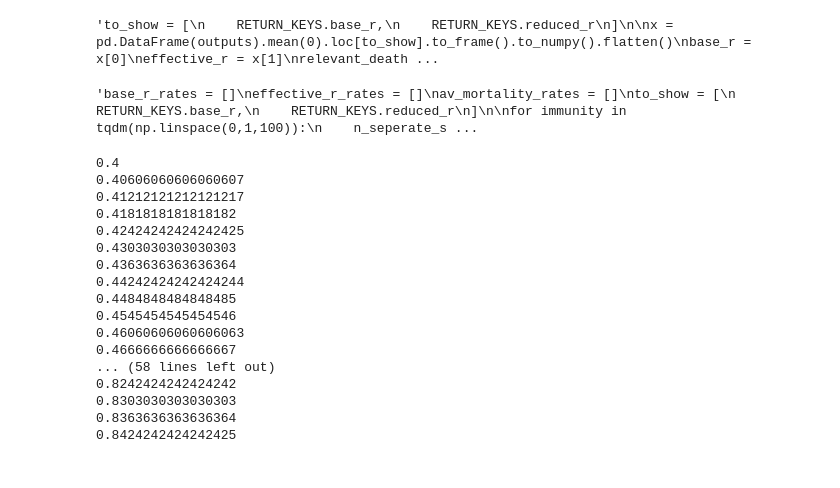
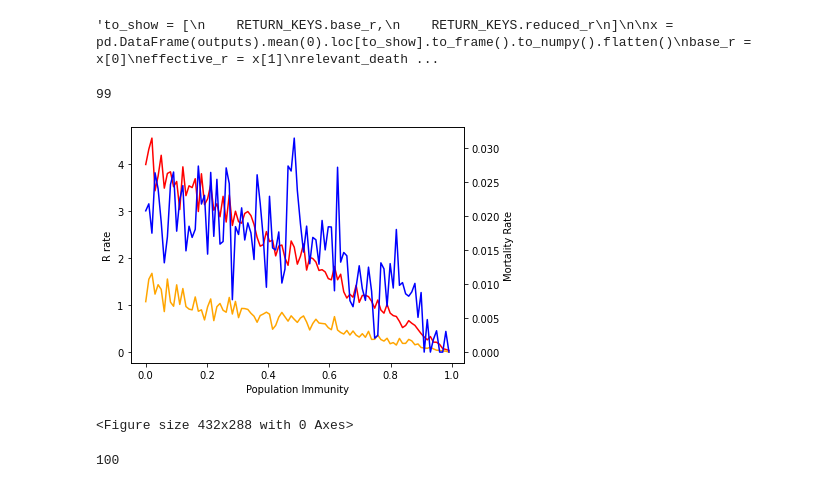
Before and after one commit to ashwinahuja/HowQuicklyCanWeGetBackToThePub, a Jupyter notebook: tti/notebooks/Testing Notebook.ipynb, the cells around one changed output. Saved outputs shown, nothing was run; the diff lists cells and outputs as text; code cells hidden in the pictures.

```diff
--- a/tti/notebooks/Testing Notebook.ipynb
+++ b/tti/notebooks/Testing Notebook.ipynb
@@ -61,7 +64,7 @@ vaccine_strategy = 'gov'
 simulate_contacts = EmpiricalContactsSimulator(child_no_school, child_school, university, twenties, thirties_to_fifties, fifties_to_seventies, seventy_plus, double_dose, vaccine_strategy, rng)
 tti_model = TTIFlowModel(rng, **strategy_config)
 # %%
-"""n_seperate_starting_cases = 1000
+n_seperate_starting_cases = 1000
 n_repetitions = 10
 outputs = list()
 death_rates = []
@@ -74,11 +77,11 @@ for i in tqdm(range(n_seperate_starting_cases)):
         (contacts, old_probs, death_rate) = simulate_contacts(case, double_dose, vaccine_strategy, None, **contacts_config)
         res = tti_model(case, contacts, case_factors)
         outputs.append(res)
-        death_rates.append(death_rate)"""
+        death_rates.append(death_rate)
 # %% [output]
 'n_seperate_starting_cases = 1000\nn_repetitions = 10\noutputs = list()\ndeath_rates = []\n\nfor i in tqdm(range(n_seperate_starting_cases)):\n    old_probs = []\n    for i in range(n_repetitions):\n  ...
 # %%
-'''to_show = [
+to_show = [
     RETURN_KEYS.base_r,
     RETURN_KEYS.reduced_r
 ]
@@ -92,11 +95,11 @@ dr = relevant_death_rate_sum / relevant_death_rate_count
 
 print("Average Mortality Rate: " + str(round(dr*100,2)) + "%")
 print("Base R: " + str(round(base_r, 3)))
-print("Effective R: " + str(round(effective_r, 3)))'''
+print("Effective R: " + str(round(effective_r, 3)))
 # %% [output]
 'to_show = [\n    RETURN_KEYS.base_r,\n    RETURN_KEYS.reduced_r\n]\n\nx = pd.DataFrame(outputs).mean(0).loc[to_show].to_frame().to_numpy().flatten()\nbase_r = x[0]\neffective_r = x[1]\nrelevant_death ...
 # %%
-"""base_r_rates = []
+base_r_rates = []
 effective_r_rates = []
 av_mortality_rates = []
 to_show = [
@@ -104,8 +107,8 @@ to_show = [
     RETURN_KEYS.reduced_r
 ]
 
-for immunity in tqdm(np.linspace(0,1,100)):
-    n_seperate_starting_cases = 1000
+for immunity in tqdm(np.linspace(0,0.99,99)):
+    n_seperate_starting_cases = 100
     n_repetitions = 10
     outputs = list()
     death_rates = []
@@ -130,13 +133,27 @@ for immunity in tqdm(np.linspace(0,1,100)):
     dr = relevant_death_rate_sum / relevant_death_rate_count
     av_mortality_rates.append(dr)
 
-print(len(base_r_rates))"""
+print(len(base_r_rates))
 # %% [output]
-'base_r_rates = []\neffective_r_rates = []\nav_mortality_rates = []\nto_show = [\n    RETURN_KEYS.base_r,\n    RETURN_KEYS.reduced_r\n]\n\nfor immunity in tqdm(np.linspace(0,1,100)):\n    n_seperate_s ...
+99
+# %%
+fig, ax = plt.subplots()
+ax.plot(np.linspace(0,.99,99), base_r_rates, color = "red", label="Base R Rates")
+ax.plot(np.linspace(0,.99,99), effective_r_rates, color = "orange", label="Effective R Rates")
+ax.set_xlabel("Population Immunity")
+ax.set_ylabel("R rate")
+ax2 = ax.twinx()
+ax2.set_ylabel("Mortality Rate")
+ax2.plot(np.linspace(0,.99,99), av_mortality_rates, color = "blue", label="Mortality Rates")
+fig.tight_layout()
+plt.figure()
+plt.show()
+# %% [output]
+[figure, added]
+<Figure size 432x288 with 0 Axes>
 # %%
 # vaccine efficacy
-
-vaccine_strategy = 'gov'
+vaccine_strategy = 'all'
 #Vaccine strategies are: none, all, gov, young_inc_children,
 #                        young_exc_children
 
@@ -148,9 +165,8 @@ to_show = [
     RETURN_KEYS.reduced_r
 ]
 
-for vaccine_efficacy in (np.linspace(0.4,1,100)):
-    print(vaccine_efficacy)
-    n_seperate_starting_cases = 1000
+for vaccine_efficacy in tqdm(np.linspace(0.2,1,100)):
+    n_seperate_starting_cases = 100
     n_repetitions = 10
     outputs = list()
     death_rates = []
@@ -177,20 +193,4 @@ for vaccine_efficacy in (np.linspace(0.4,1,100)):
 
 print(len(base_r_rates))
 # %% [output]
-0.4
-0.40606060606060607
-0.41212121212121217
-0.4181818181818182
-0.42424242424242425
-0.4303030303030303
-0.4363636363636364
-0.44242424242424244
-0.4484848484848485
-0.4545454545454546
-0.46060606060606063
-0.4666666666666667
-... (58 lines left out)
-0.8242424242424242
-0.8303030303030303
-0.8363636363636364
-0.8424242424242425
+100
```
Also changed, not shown: parts of 6 cells of this notebook, 1 other file.
